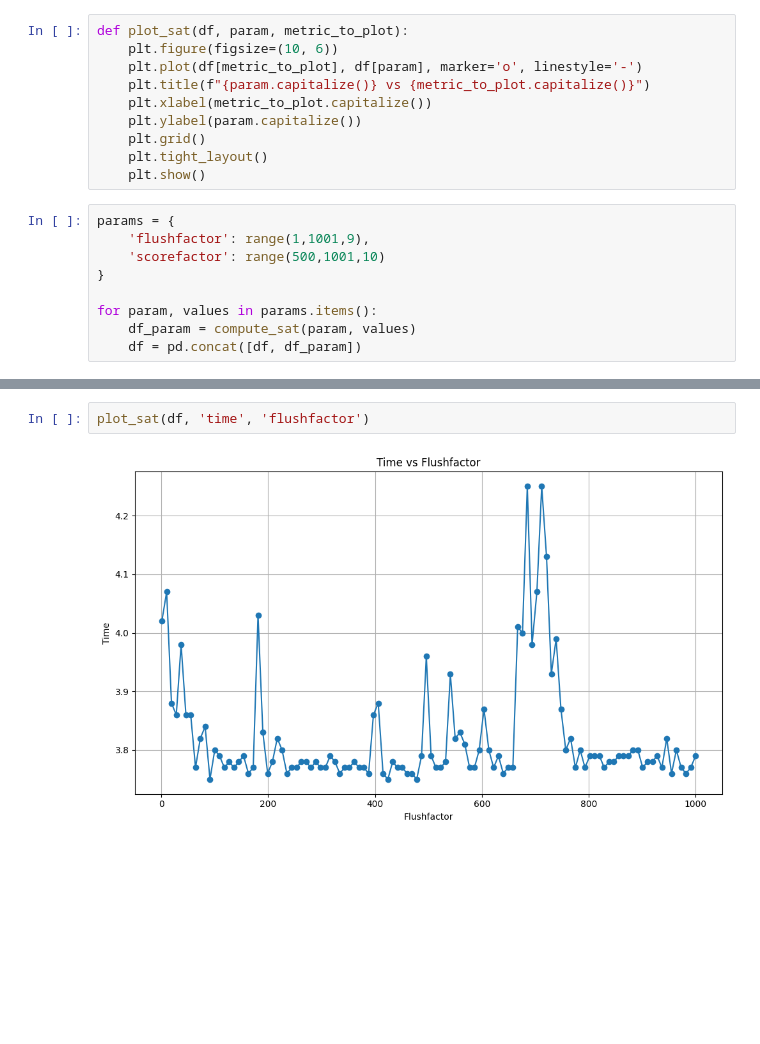
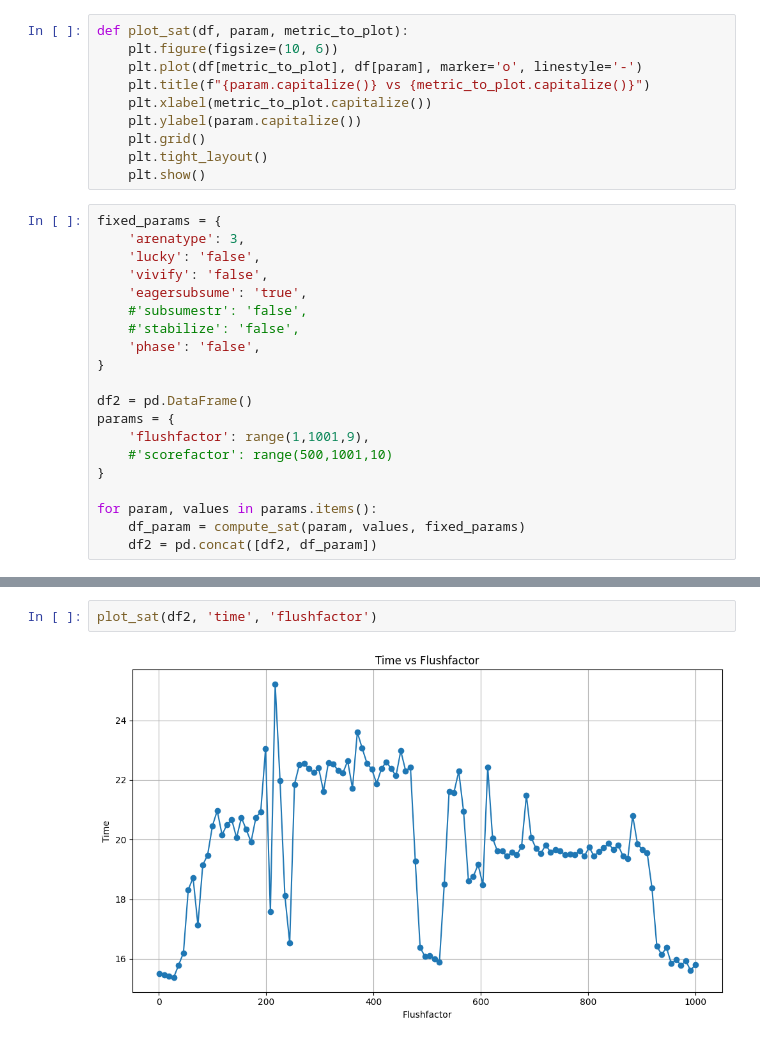
Before and after one commit to botketan/ExactCovering, a Jupyter notebook: Stats/Statistics.ipynb, the cells around one changed output, grey strips where cells are left out. Cells and saved outputs as stored; diff of their text form; blank space fills up the shorter version.

```diff
--- a/Stats/Statistics.ipynb
+++ b/Stats/Statistics.ipynb
@@ -151,11 +190,22 @@ def plot_sat(df, param, metric_to_plot):
     plt.tight_layout()
     plt.show()
 # %%
+fixed_params = {
+    'arenatype': 3,
+    'lucky': 'false',
+    'vivify': 'false',
+    'eagersubsume': 'true',
+    #'subsumestr': 'false',
+    #'stabilize': 'false',
+    'phase': 'false',
+}
+
+df2 = pd.DataFrame()
 params = {
     'flushfactor': range(1,1001,9),
-    'scorefactor': range(500,1001,10)
+    #'scorefactor': range(500,1001,10)
 }
 
 for param, values in params.items():
-    df_param = compute_sat(param, values)
-    df = pd.concat([df, df_param])
+    df_param = compute_sat(param, values, fixed_params)
+    df2 = pd.concat([df2, df_param])
@@ -180,7 +212,7 @@ Running: cadical problem_a1.txt --lucky=false --scorefactor=1000 --arenatype=3 -
 # %%
-plot_sat(df, 'time', 'flushfactor')
+plot_sat(df2, 'time', 'flushfactor')
 # %% [output]
-[figure, old version]
+[figure, new version]
 # %%
 plot_sat(df, 'time', 'scorefactor')
 # %% [output]
```
Also changed, not shown: parts of 12 cells of this notebook.
